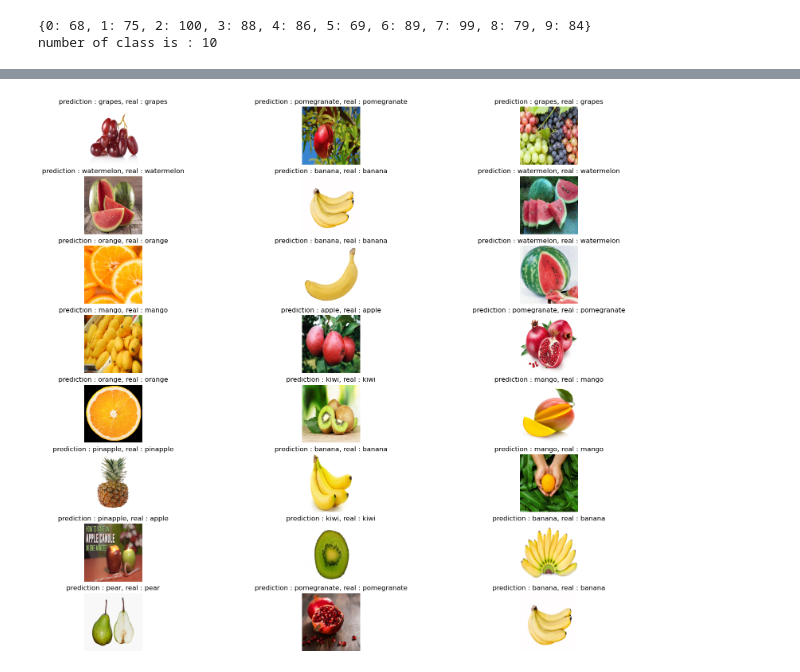
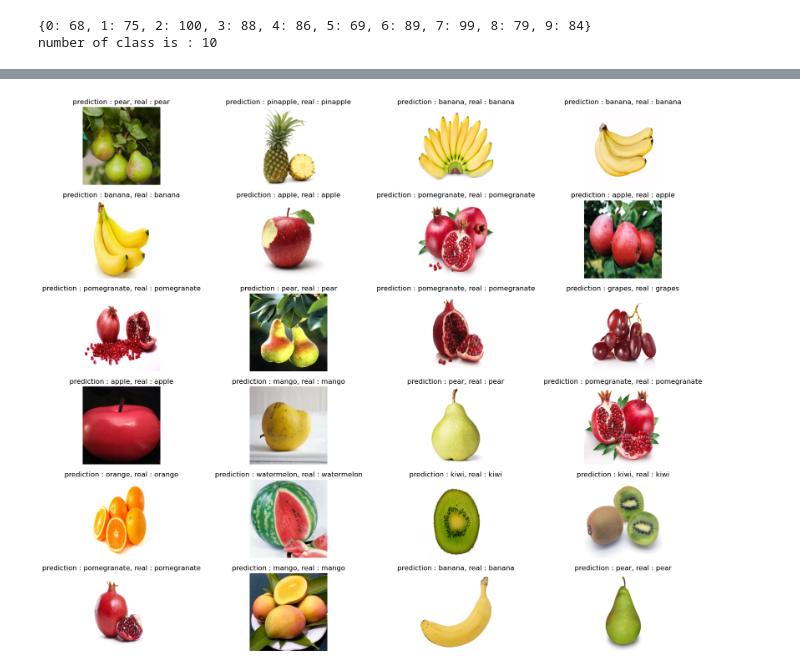
Before and after one commit to fallday/fvclf, a Jupyter notebook: torch.ipynb, the cells around one changed output, grey strips where cells are left out. Cells and saved outputs as stored; diff of their text form; code cells hidden in the pictures.

```diff
--- a/torch.ipynb
+++ b/torch.ipynb
@@ -57,6 +57,8 @@ time elapsed:  53.59950375556946
 # %%
-mean = [0.6840, 0.5786, 0.5037]
-std = [0.2586, 0.3219, 0.3662]
+# mean = [0.6840, 0.5786, 0.5037]
+# std = [0.2586, 0.3219, 0.3662]
+mean = [0.6569, 0.5918, 0.4345]
+std = [0.2274, 0.2385, 0.2745]
 
 tensor_transform = transforms.Compose([
     transforms.Resize((224, 224)),
@@ -79,7 +81,7 @@ test_loader = DataLoader(dataset=test_dataset,
                          batch_size=1,
                          shuffle=False)
 # %%
-epochs = 10
+epochs = 15
 learning_rate = 0.001
 
 width = 224
@@ -117,6 +119,13 @@ model = ConvNet()
 criteration = nn.CrossEntropyLoss()
 optimizer = torch.optim.Adam(model.parameters(), lr=learning_rate)
 
+def accuracy(outputs, labels):
+    _, predicted = torch.max(outputs, 1)
+    correct = (predicted == labels).sum().item()
+    total = labels.size(0)
+    acc = correct / total
+    return acc
+
 n_total_steps = len(train_loader)
 # %%
 # train
@@ -124,24 +133,28 @@ before = time()
 loss_values = []
 for epoch in range(epochs):
     running_loss = 0.0
+    running_acc = 0.0
     for i, (images, labels) in enumerate(train_loader):
 
         # forward
         outputs = model(images)
         loss = criteration(outputs, labels)
+        acc = accuracy(outputs, labels)
 
         # backward
         optimizer.zero_grad()
         loss.backward()
         optimizer.step()
 
-        running_loss += loss.item() * images.size(0)
+        running_loss += loss.item() # * images.size(0)
+        running_acc += acc # * images.size(0)
 
         if (i + 1) % 20 == 0:
-            print(f"epoch {epoch + 1}/{epochs}, step {i+1}/{n_total_steps}, loss {loss.item():.4f}")
+            print(f"epoch {epoch + 1}/{epochs}, step {i+1}/{n_total_steps}, loss {loss.item():.4f}, accuracy {acc:.4f}")
 
     epoch_loss = running_loss / len(train_loader)
+    epoch_acc = running_acc / len(train_loader)
     loss_values.append(epoch_loss)
-    print(f"epoch {epoch + 1}/{epochs}, step {i+1}/{n_total_steps}, epoch loss {epoch_loss:.4f}")
+    print(f"epoch {epoch + 1}/{epochs}, step {i+1}/{n_total_steps}, epoch loss {epoch_loss:.4f}, epoch accuracy: {epoch_acc:.4f}")
 print("time elapsed: ", time()-before)
 # %% [output]
@@ -199,27 +212,27 @@ overall recall is 0.95
 # %%
 test_loader = DataLoader(dataset=test_dataset,
                          batch_size=1,
                         shuffle=True)
 
 # to unnormalize images, so we can see them better :)
 inv_normalize = transforms.Normalize(
    mean= [-m/s for m, s in zip(mean, std)],
    std= [1/s for s in std]
 )
 
 plt.figure(figsize=(20,20))
-columns = 3
+columns = 4
 with torch.no_grad():
 
     for i, (image, label) in enumerate(test_loader):
         if i == 24:
             break
         plotImg = inv_normalize(image[0])
         plt.subplot(int(24 / columns + 1), columns, i + 1)
         plt.imshow((plotImg.permute(1,2,0)))
         plt.axis("off")
         output = model(image)
         _, prediction = torch.max(output, 1)
         plt.title(f"prediction : {classes[prediction]}, real : {classes[label]}")
 # %% [output]
-[figure, old version]
+[figure, new version]
```
Also changed, not shown: parts of 5 cells of this notebook, 1 other file.
